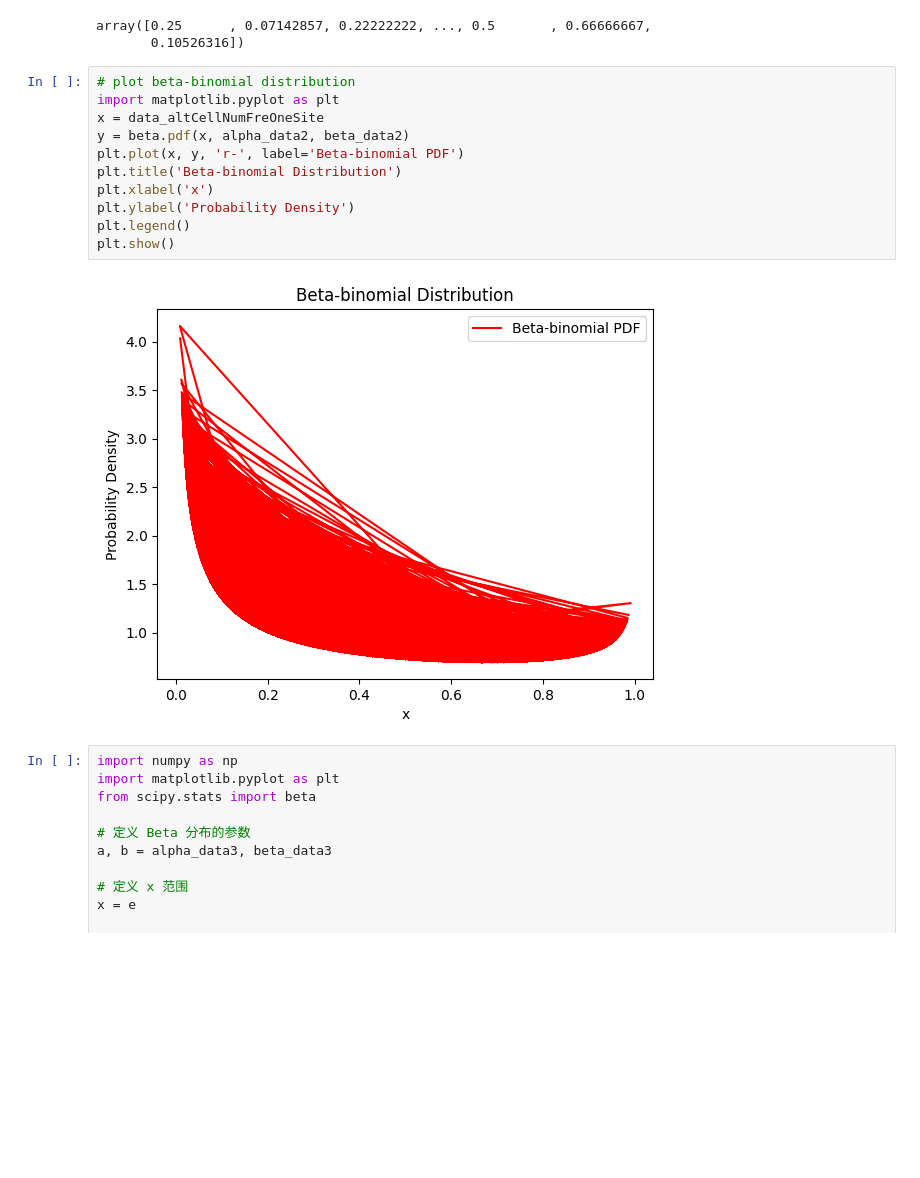
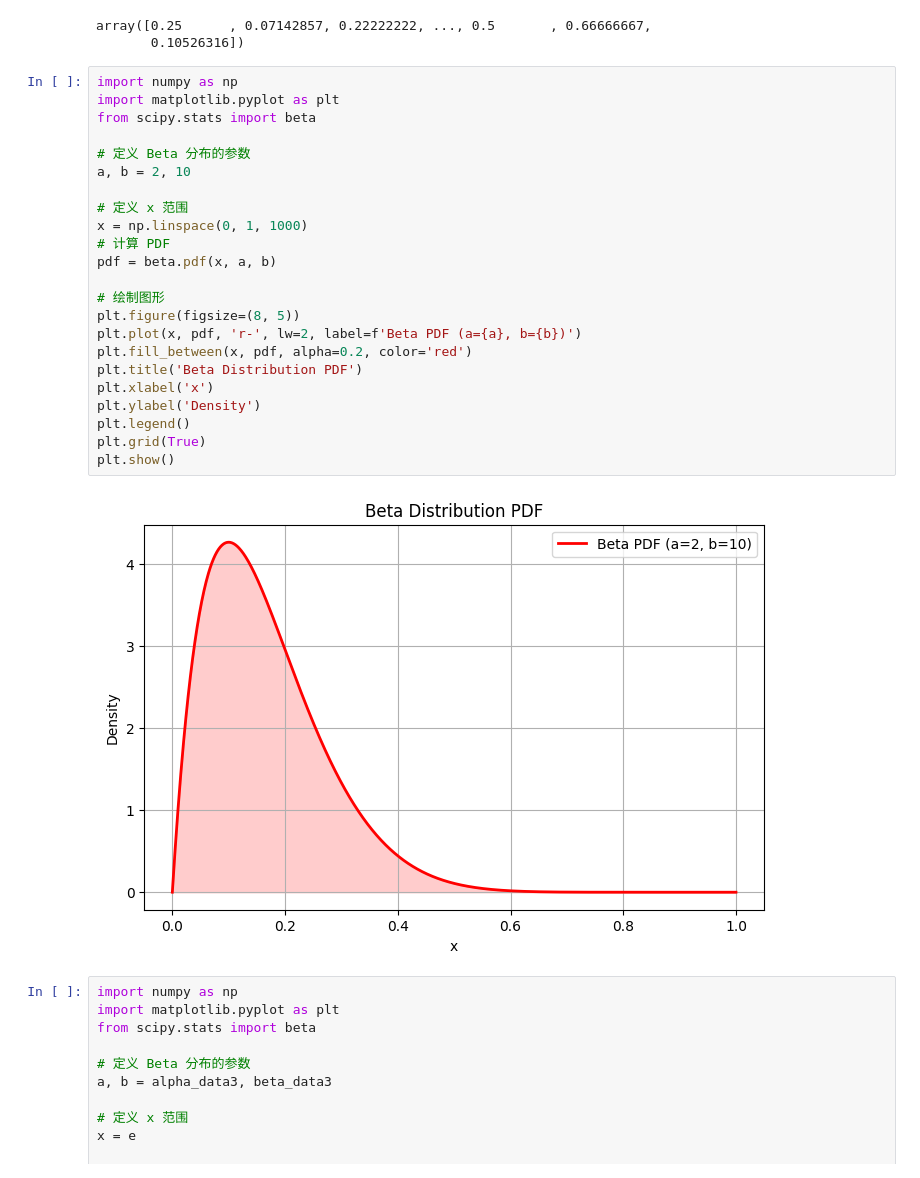
Before and after one commit to QunATCG/scMutrace, a Jupyter notebook: scMutrace_perfermance.ipynb, the cells around one changed output. Drawn from its saved outputs; the diff is of its cells as text; blank space fills up the shorter version.

```diff
--- a/scMutrace_perfermance.ipynb
+++ b/scMutrace_perfermance.ipynb
@@ -199,18 +199,30 @@ data_altCellNumFreOneSite
 array([0.25      , 0.07142857, 0.22222222, ..., 0.5       , 0.66666667,
        0.10526316])
 # %%
-# plot beta-binomial distribution
+import numpy as np
 import matplotlib.pyplot as plt
-x = data_altCellNumFreOneSite
-y = beta.pdf(x, alpha_data2, beta_data2)
-plt.plot(x, y, 'r-', label='Beta-binomial PDF')
-plt.title('Beta-binomial Distribution')
+from scipy.stats import beta
+
+# 定义 Beta 分布的参数
+a, b = 2, 10
+
+# 定义 x 范围
+x = np.linspace(0, 1, 1000)
+# 计算 PDF
+pdf = beta.pdf(x, a, b)
+
+# 绘制图形
+plt.figure(figsize=(8, 5))
+plt.plot(x, pdf, 'r-', lw=2, label=f'Beta PDF (a={a}, b={b})')
+plt.fill_between(x, pdf, alpha=0.2, color='red')
+plt.title('Beta Distribution PDF')
 plt.xlabel('x')
-plt.ylabel('Probability Density')
+plt.ylabel('Density')
 plt.legend()
+plt.grid(True)
 plt.show()
 # %% [output]
-[figure, old version]
+[figure, new version]
 # %%
 import numpy as np
 import matplotlib.pyplot as plt
```
Also changed, not shown: parts of 4 cells of this notebook.
